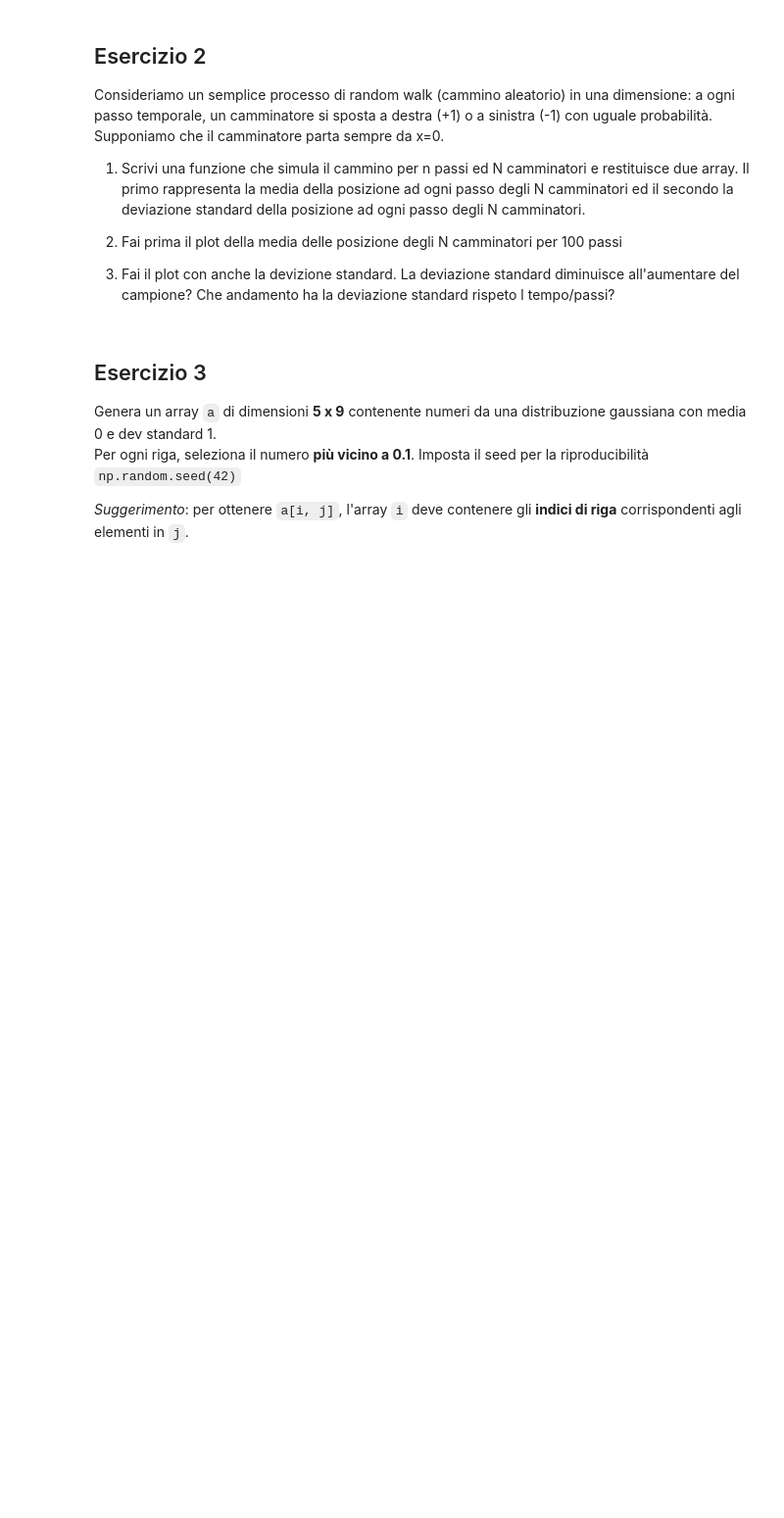
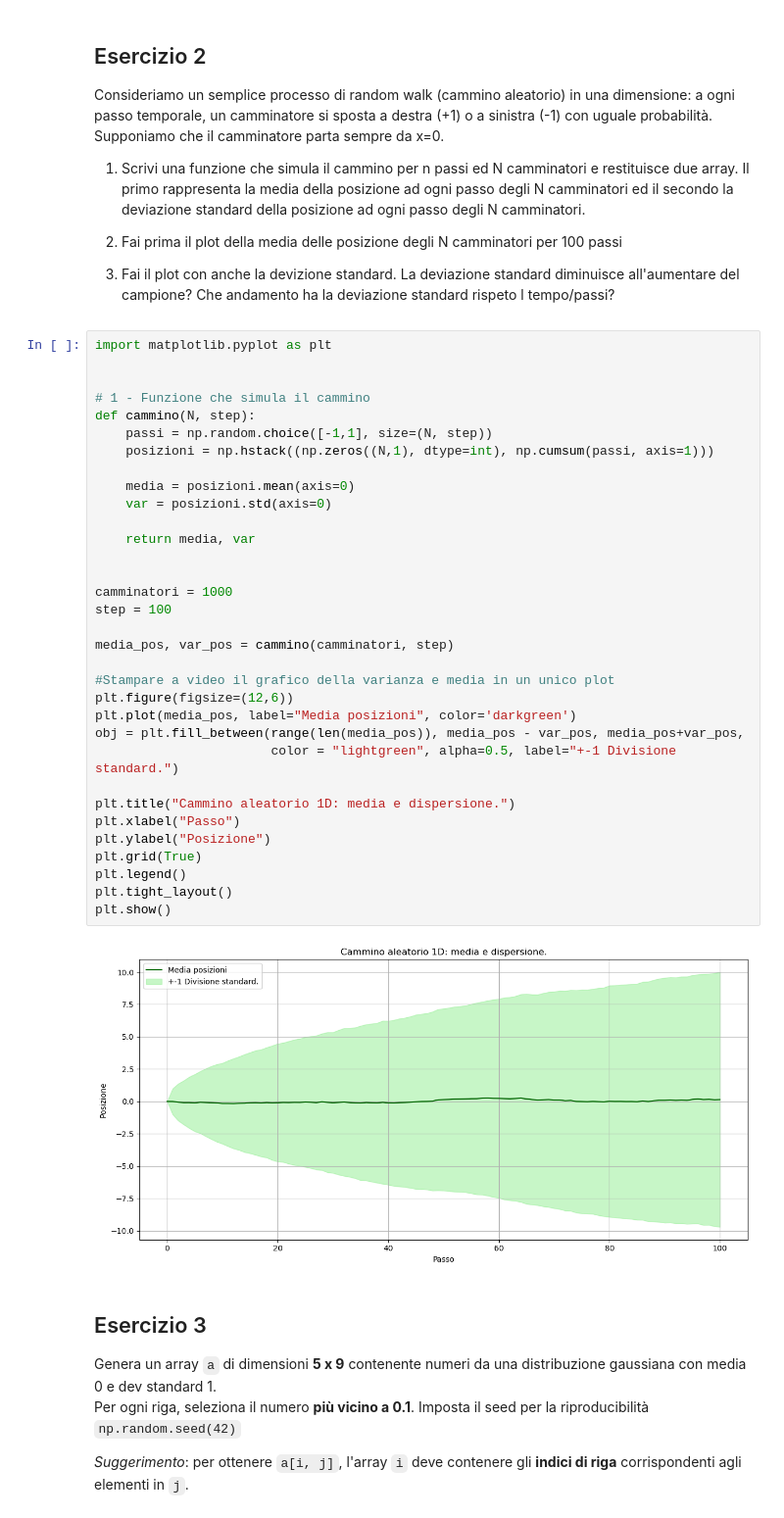
Before and after one commit to JKLgia/ProgrammingLab_II, a Jupyter notebook: Esercizi_Laboratorio/08_Simulazione/simulazEsame.ipynb, the cells around one changed output. Shown at 98% size. Drawn from its saved outputs; the diff is of its cells as text; blank space fills up the shorter version.

Commit message:
Continuazione simulazione esame

```diff
--- a/Esercizi_Laboratorio/08_Simulazione/simulazEsame.ipynb
+++ b/Esercizi_Laboratorio/08_Simulazione/simulazEsame.ipynb
@@ -60,6 +70,41 @@ a ogni passo temporale, un camminatore si sposta a destra (+1) o a sinistra (-1)
 2. Fai prima il plot della media delle posizione degli N camminatori per 100 passi
 
 3. Fai il plot con anche la devizione standard.  La deviazione standard diminuisce all'aumentare del campione? Che andamento ha la deviazione standard rispeto l tempo/passi?
+# %%
+import matplotlib.pyplot as plt
+
+
+# 1 - Funzione che simula il cammino
+def cammino(N, step):
+    passi = np.random.choice([-1,1], size=(N, step))
+    posizioni = np.hstack((np.zeros((N,1), dtype=int), np.cumsum(passi, axis=1)))
+
+    media = posizioni.mean(axis=0)
+    var = posizioni.std(axis=0)
+
+    return media, var
+
+
+camminatori = 1000
+step = 100
+
+media_pos, var_pos = cammino(camminatori, step)
+
+#Stampare a video il grafico della varianza e media in un unico plot
+plt.figure(figsize=(12,6))
+plt.plot(media_pos, label="Media posizioni", color='darkgreen')
+obj = plt.fill_between(range(len(media_pos)), media_pos - var_pos, media_pos+var_pos,
+                       color = "lightgreen", alpha=0.5, label="+-1 Divisione standard.")
+
+plt.title("Cammino aleatorio 1D: media e dispersione.")
+plt.xlabel("Passo")
+plt.ylabel("Posizione")
+plt.grid(True)
+plt.legend()
+plt.tight_layout()
+plt.show()
+# %% [output]
+[figure, added]
 # %% [markdown]
 ## Esercizio 3
 
```
Also changed, not shown: parts of 3 cells of this notebook.
